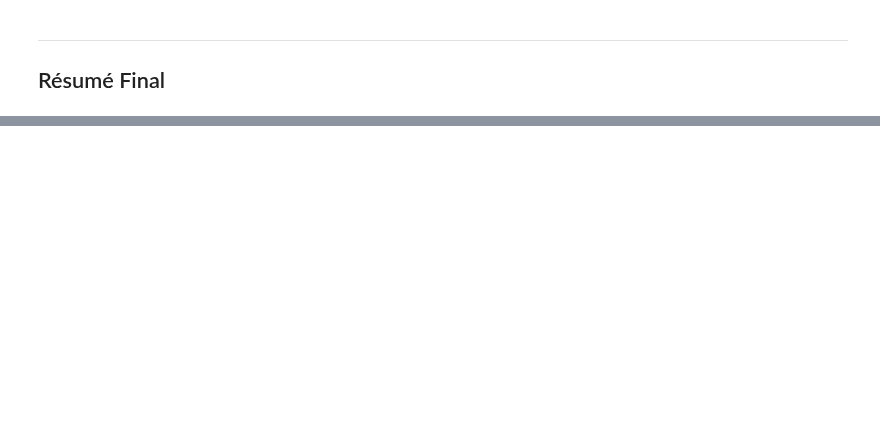
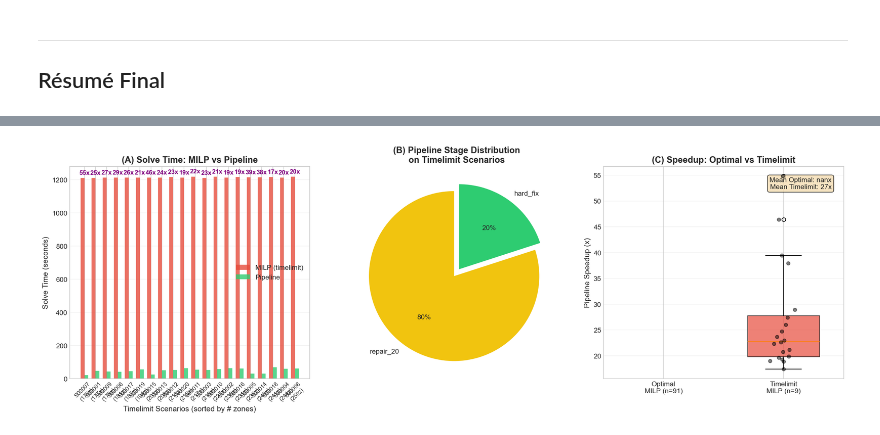
Before and after one commit to tishka04/benchmark_milp_gnn, a Jupyter notebook: notebooks/advantage_analysis.ipynb, the cells around one changed output, grey strips where cells are left out. Cells and saved outputs as stored; diff of their text form; code cells hidden in the pictures; blank space fills up the shorter version.

```diff
--- a/notebooks/advantage_analysis.ipynb
+++ b/notebooks/advantage_analysis.ipynb
@@ -724,0 +1202,85 @@ print("  • Flexibilité suffisante pour permettre hard_fix/repair")
+# %%
+fig, axes = plt.subplots(1, 3, figsize=(18, 6))
+
+# ===== Panel A: Solve Time Comparison =====
+ax1 = axes[0]
+
+timelimit_scenarios = df_stress[df_stress['is_timelimit']].sort_values('n_zones')
+x = np.arange(len(timelimit_scenarios))
+width = 0.35
+
+bars1 = ax1.bar(x - width/2, timelimit_scenarios['milp_solve_time'], width,
+               label='MILP (timelimit)', color='#e74c3c', alpha=0.8)
+bars2 = ax1.bar(x + width/2, timelimit_scenarios['pipeline_solve_time'], width,
+               label='Pipeline', color='#2ecc71', alpha=0.8)
+
+ax1.set_xlabel('Timelimit Scenarios (sorted by # zones)', fontsize=12)
+ax1.set_ylabel('Solve Time (seconds)', fontsize=12)
+ax1.set_title('(A) Solve Time: MILP vs Pipeline', fontsize=14, fontweight='bold')
+ax1.set_xticks(x)
+ax1.set_xticklabels([f"{row['scenario_file'].replace('scenario_', 'S')}\n({int(row['n_zones'])}z)"
+                    for _, row in timelimit_scenarios.iterrows()], fontsize=9, rotation=45)
+ax1.legend()
+ax1.grid(True, alpha=0.3, axis='y')
+
+# Add speedup labels
+for i, (_, row) in enumerate(timelimit_scenarios.iterrows()):
+    speedup = row['milp_solve_time'] / row['pipeline_solve_time']
+    ax1.text(i, max(row['milp_solve_time'], row['pipeline_solve_time']) + 20,
+            f'{speedup:.0f}x', ha='center', fontsize=10, fontweight='bold', color='purple')
+
+# ===== Panel B: Stage Distribution for Timelimit =====
+ax2 = axes[1]
+
+stage_counts = timelimit_scenarios['pipeline_stage'].value_counts()
+colors = [STAGE_COLORS.get(s, 'gray') for s in stage_counts.index]
+wedges, texts, autotexts = ax2.pie(stage_counts.values, labels=stage_counts.index,
+                                   colors=colors, autopct='%1.0f%%',
+                                   explode=[0.05]*len(stage_counts), startangle=90)
+ax2.set_title('(B) Pipeline Stage Distribution\non Timelimit Scenarios', fontsize=14, fontweight='bold')
+
+# ===== Panel C: Speedup Distribution =====
+ax3 = axes[2]
+
+# Compare speedup for timelimit vs optimal scenarios
+speedup_data = [
+    df_stress.loc[~df_stress['is_timelimit'], 'speedup'].dropna(),
+    df_stress.loc[df_stress['is_timelimit'], 'speedup'].dropna()
+]
+
+bp = ax3.boxplot(speedup_data, labels=['Optimal\nMILP (n=91)', 'Timelimit\nMILP (n=9)'],
+                patch_artist=True, widths=0.6)
+bp['boxes'][0].set_facecolor('#3498db')
+bp['boxes'][1].set_facecolor('#e74c3c')
+for box in bp['boxes']:
+    box.set_alpha(0.7)
+
+# Add individual points
+for i, data in enumerate(speedup_data, 1):
+    ax3.scatter(np.random.normal(i, 0.04, len(data)), data,
+               alpha=0.5, s=30, color='black', zorder=5)
+
+ax3.set_ylabel('Pipeline Speedup (x)', fontsize=12)
+ax3.set_title('(C) Speedup: Optimal vs Timelimit', fontsize=14, fontweight='bold')
+ax3.grid(True, alpha=0.3, axis='y')
+
+# Stats
+mean_opt = speedup_data[0].mean()
+mean_tl = speedup_data[1].mean()
+ax3.text(0.95, 0.95, f'Mean Optimal: {mean_opt:.0f}x\nMean Timelimit: {mean_tl:.0f}x',
+        transform=ax3.transAxes, fontsize=11, ha='right', va='top',
+        bbox=dict(boxstyle='round', facecolor='wheat', alpha=0.8))
+
+plt.tight_layout()
+plt.savefig(OUTPUT_DIR / 'fig10_timelimit_pipeline_performance.png', dpi=300, bbox_inches='tight')
+plt.show()
+
+print("="*70)
+print("PIPELINE PERFORMANCE ON TIMELIMIT SCENARIOS")
+print("="*70)
+print(f"Mean speedup on optimal MILP scenarios: {mean_opt:.0f}x")
+print(f"Mean speedup on timelimit MILP scenarios: {mean_tl:.0f}x")
+print(f"\nStage distribution on timelimit scenarios:")
+print(stage_counts.to_string())
+# %% [output]
+[figure, added]
```
Also changed, not shown: parts of 29 cells of this notebook, 9 other files.
